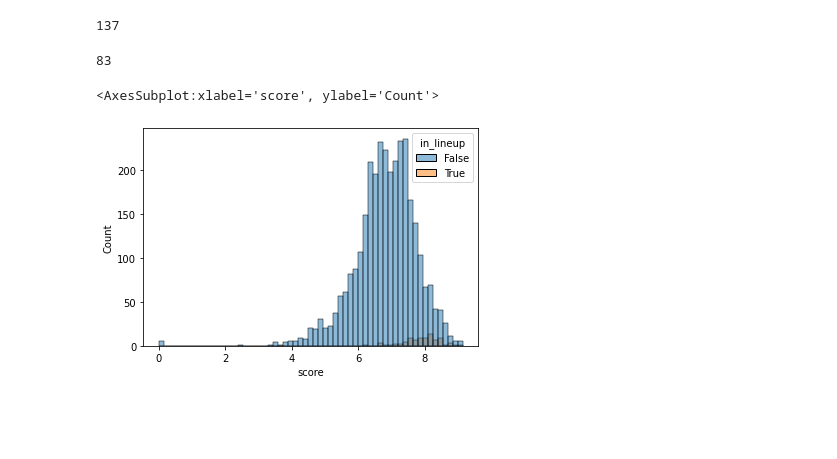
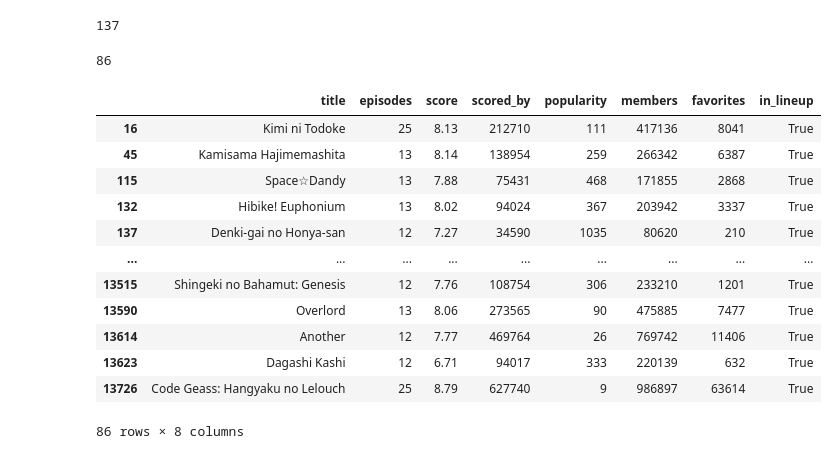
Before and after one commit to suzanneclk/MyAnimeLineup, a Jupyter notebook: Project 2 MyAnimeLineup.ipynb, the cells around one changed output. Cells and saved outputs as stored; diff of their text form; code cells hidden in the pictures; blank space fills up the shorter version.

Commit message:
Running Classification Models

```diff
--- a/Project 2 MyAnimeLineup.ipynb
+++ b/Project 2 MyAnimeLineup.ipynb
@@ -22,4 +50,4 @@ df.head()
 #cleaning the dataframe
 df = df[df["type"] == "TV"]
 df = df[df["episodes"] <= 50]
-df = df[df["episodes"] >= 10]
+df.isna().sum()
@@ -27,0 +72,3 @@ With that figured out, let's get our dataframe ready
+# %%
+df = df.loc[:, ['title','episodes','score','scored_by','popularity','members','favorites']]
+df.isna().sum()
@@ -45,14 +101,20 @@ se = pd.Series(in_lineup)
 df["in_lineup"] = se.values
 print(df["in_lineup"].values.sum())
 # %% [output]
-83
+86
-# %%
-#visualize the model
-
-sns.histplot(
-    data = df,
-    x="score", hue="in_lineup"
-)
-# %% [output]
-<AxesSubplot:xlabel='score', ylabel='Count'>
-[figure, removed]
+# %%
+df[df['in_lineup'] == True]
+# %% [output]
+|  | title | episodes | score | scored_by | popularity | members | favorites | in_lineup |
+| 16 | Kimi ni Todoke | 25 | 8.13 | 212710 | 111 | 417136 | 8041 | True |
+| 45 | Kamisama Hajimemashita | 13 | 8.14 | 138954 | 259 | 266342 | 6387 | True |
+| 115 | Space☆Dandy | 13 | 7.88 | 75431 | 468 | 171855 | 2868 | True |
+| 132 | Hibike! Euphonium | 13 | 8.02 | 94024 | 367 | 203942 | 3337 | True |
+| 137 | Denki-gai no Honya-san | 12 | 7.27 | 34590 | 1035 | 80620 | 210 | True |
+| ... | ... | ... | ... | ... | ... | ... | ... | ... |
+| 13515 | Shingeki no Bahamut: Genesis | 12 | 7.76 | 108754 | 306 | 233210 | 1201 | True |
+| 13590 | Overlord | 13 | 8.06 | 273565 | 90 | 475885 | 7477 | True |
+| 13614 | Another | 12 | 7.77 | 469764 | 26 | 769742 | 11406 | True |
+| 13623 | Dagashi Kashi | 12 | 6.71 | 94017 | 333 | 220139 | 632 | True |
+| 13726 | Code Geass: Hangyaku no Lelouch | 25 | 8.79 | 627740 | 9 | 986897 | 63614 | True |
+86 rows × 8 columns
```
Also changed, not shown: parts of 28 cells of this notebook, 1 other file.
